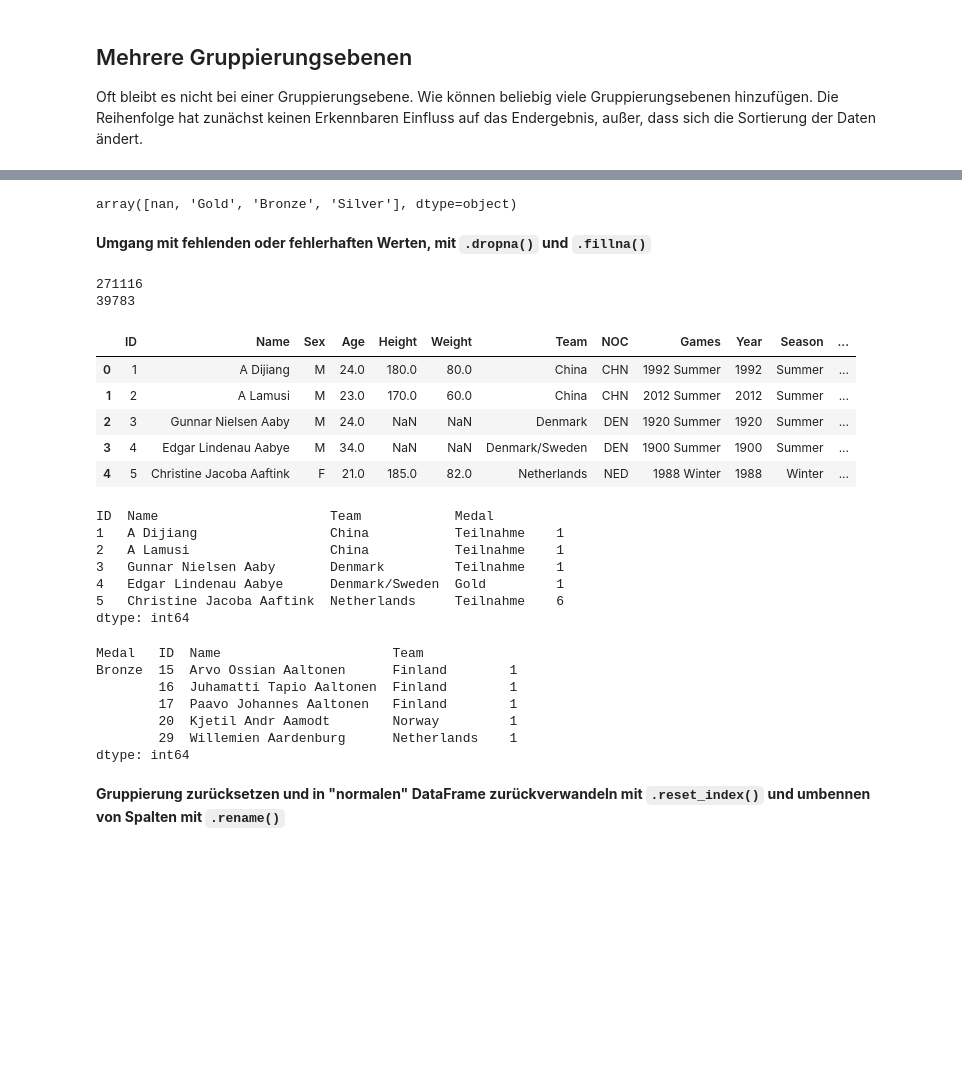
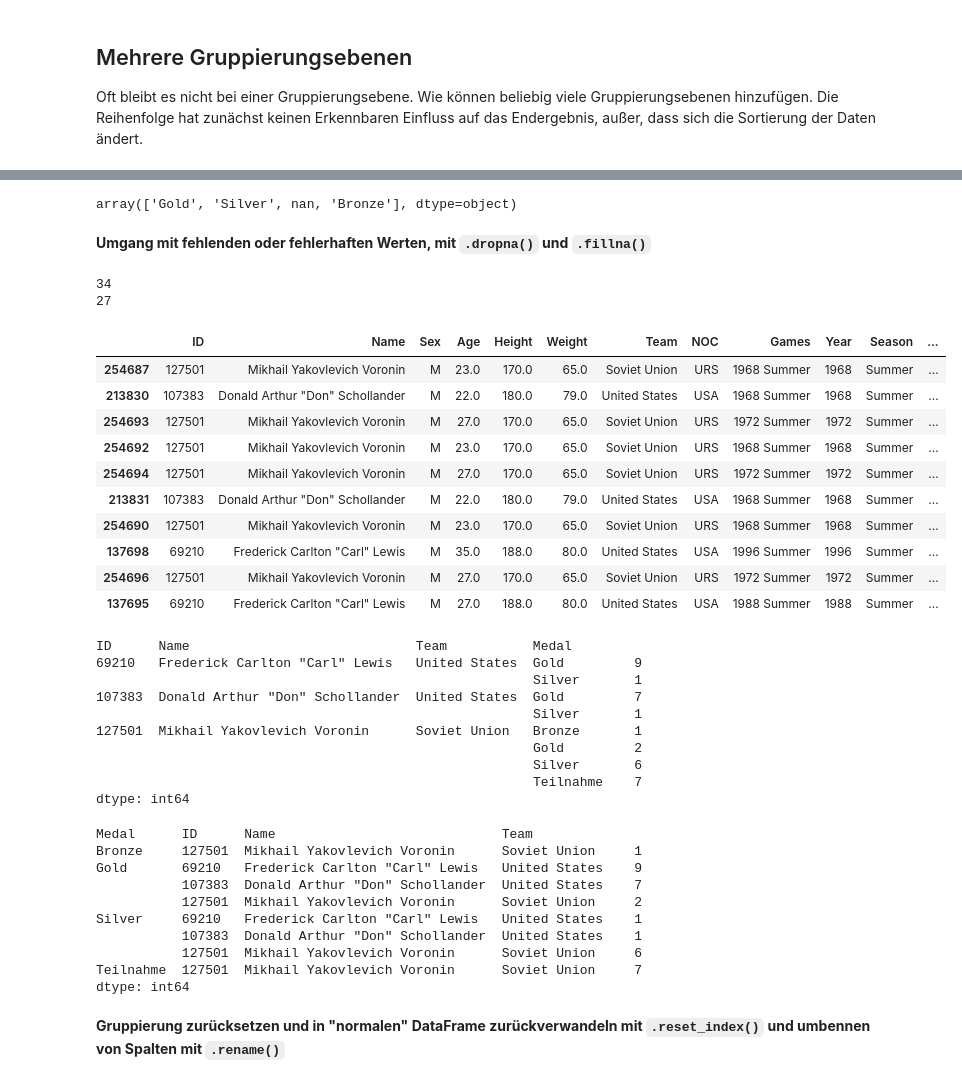
Before and after one commit to MonksterFX/pandas-basic, a Jupyter notebook: referent/07-Gruppieren.ipynb, the cells around one changed output, grey strips where cells are left out. Drawn from its saved outputs; the diff is of its cells as text; code cells hidden in the pictures; blank space fills up the shorter version.

```diff
--- a/referent/07-Gruppieren.ipynb
+++ b/referent/07-Gruppieren.ipynb
@@ -186,0 +179,4 @@ df.head(5)
+# %%
+# Auswählen von ein paar wahren Champions
+df = df[df['ID'].isin([69210, 107383, 127501])]
+df
@@ -188,7 +202,7 @@ df.head(5)
 # Uns interessieren die Medallien und zwar nur die Gewinne
 df['Medal'].unique()
 # %% [output]
-array([nan, 'Gold', 'Bronze', 'Silver'], dtype=object)
+array(['Gold', 'Silver', nan, 'Bronze'], dtype=object)
 # %% [markdown]
 **Umgang mit fehlenden oder fehlerhaften Werten, mit ``.dropna()`` und ``.fillna()``**
 # %%
@@ -197,39 +211,50 @@ df_drop = df.dropna(subset=['Medal'])
 print(len(df))
 print(len(df_drop))
 # %% [output]
-271116
-39783
+34
+27
 # %%
 # Bessser jedoch ist, wenn wir den fehlenden Daten eine Bedeutung und einen Wert zukommen lassen
 df['Medal'] = df['Medal'].fillna('Teilnahme')
-df.head(5)
+df.sample(10)
 # %% [output]
 |  | ID | Name | Sex | Age | Height | Weight | Team | NOC | Games | Year | Season | ... |
-| 0 | 1 | A Dijiang | M | 24.0 | 180.0 | 80.0 | China | CHN | 1992 Summer | 1992 | Summer | ... |
-| 1 | 2 | A Lamusi | M | 23.0 | 170.0 | 60.0 | China | CHN | 2012 Summer | 2012 | Summer | ... |
-| 2 | 3 | Gunnar Nielsen Aaby | M | 24.0 | NaN | NaN | Denmark | DEN | 1920 Summer | 1920 | Summer | ... |
-| 3 | 4 | Edgar Lindenau Aabye | M | 34.0 | NaN | NaN | Denmark/Sweden | DEN | 1900 Summer | 1900 | Summer | ... |
-| 4 | 5 | Christine Jacoba Aaftink | F | 21.0 | 185.0 | 82.0 | Netherlands | NED | 1988 Winter | 1988 | Winter | ... |
+| 254687 | 127501 | Mikhail Yakovlevich Voronin | M | 23.0 | 170.0 | 65.0 | Soviet Union | URS | 1968 Summer | 1968 | Summer | ... |
+| 213830 | 107383 | Donald Arthur "Don" Schollander | M | 22.0 | 180.0 | 79.0 | United States | USA | 1968 Summer | 1968 | Summer | ... |
+| 254693 | 127501 | Mikhail Yakovlevich Voronin | M | 27.0 | 170.0 | 65.0 | Soviet Union | URS | 1972 Summer | 1972 | Summer | ... |
+| 254692 | 127501 | Mikhail Yakovlevich Voronin | M | 23.0 | 170.0 | 65.0 | Soviet Union | URS | 1968 Summer | 1968 | Summer | ... |
+| 254694 | 127501 | Mikhail Yakovlevich Voronin | M | 27.0 | 170.0 | 65.0 | Soviet Union | URS | 1972 Summer | 1972 | Summer | ... |
+| 213831 | 107383 | Donald Arthur "Don" Schollander | M | 22.0 | 180.0 | 79.0 | United States | USA | 1968 Summer | 1968 | Summer | ... |
+| 254690 | 127501 | Mikhail Yakovlevich Voronin | M | 23.0 | 170.0 | 65.0 | Soviet Union | URS | 1968 Summer | 1968 | Summer | ... |
+| 137698 | 69210 | Frederick Carlton "Carl" Lewis | M | 35.0 | 188.0 | 80.0 | United States | USA | 1996 Summer | 1996 | Summer | ... |
+| 254696 | 127501 | Mikhail Yakovlevich Voronin | M | 27.0 | 170.0 | 65.0 | Soviet Union | URS | 1972 Summer | 1972 | Summer | ... |
+| 137695 | 69210 | Frederick Carlton "Carl" Lewis | M | 27.0 | 188.0 | 80.0 | United States | USA | 1988 Summer | 1988 | Summer | ... |
 # %%
 # Teilnehmer ist einzigartig zugeordnet über die ID. Sie bildet das oberste Level.
-df.groupby(['ID', 'Name', 'Team', 'Medal']).size().head(5)
+df.groupby(['ID', 'Name', 'Team', 'Medal']).size()
 # %% [output]
-ID  Name                      Team            Medal
-1   A Dijiang                 China           Teilnahme    1
-2   A Lamusi                  China           Teilnahme    1
-3   Gunnar Nielsen Aaby       Denmark         Teilnahme    1
-4   Edgar Lindenau Aabye      Denmark/Sweden  Gold         1
-5   Christine Jacoba Aaftink  Netherlands     Teilnahme    6
+ID      Name                             Team           Medal
+69210   Frederick Carlton "Carl" Lewis   United States  Gold         9
+                                                        Silver       1
+107383  Donald Arthur "Don" Schollander  United States  Gold         7
+                                                        Silver       1
+127501  Mikhail Yakovlevich Voronin      Soviet Union   Bronze       1
+                                                        Gold         2
+                                                        Silver       6
+                                                        Teilnahme    7
 dtype: int64
 # %%
-df.groupby(['Medal', 'ID', 'Name', 'Team']).size().head(5)
+df.groupby(['Medal', 'ID', 'Name', 'Team']).size()
 # %% [output]
-Medal   ID  Name                      Team
-Bronze  15  Arvo Ossian Aaltonen      Finland        1
-        16  Juhamatti Tapio Aaltonen  Finland        1
-        17  Paavo Johannes Aaltonen   Finland        1
-        20  Kjetil Andr Aamodt        Norway         1
-        29  Willemien Aardenburg      Netherlands    1
+Medal      ID      Name                             Team
+Bronze     127501  Mikhail Yakovlevich Voronin      Soviet Union     1
+Gold       69210   Frederick Carlton "Carl" Lewis   United States    9
+           107383  Donald Arthur "Don" Schollander  United States    7
+           127501  Mikhail Yakovlevich Voronin      Soviet Union     2
+Silver     69210   Frederick Carlton "Carl" Lewis   United States    1
+           107383  Donald Arthur "Don" Schollander  United States    1
+           127501  Mikhail Yakovlevich Voronin      Soviet Union     6
+Teilnahme  127501  Mikhail Yakovlevich Voronin      Soviet Union     7
 dtype: int64
 # %% [markdown]
 **Gruppierung zurücksetzen und in "normalen" DataFrame zurückverwandeln mit ``.reset_index()`` und umbennen von Spalten mit ``.rename()``**
```
Also changed, not shown: parts of 3 cells of this notebook, 3 other files.
